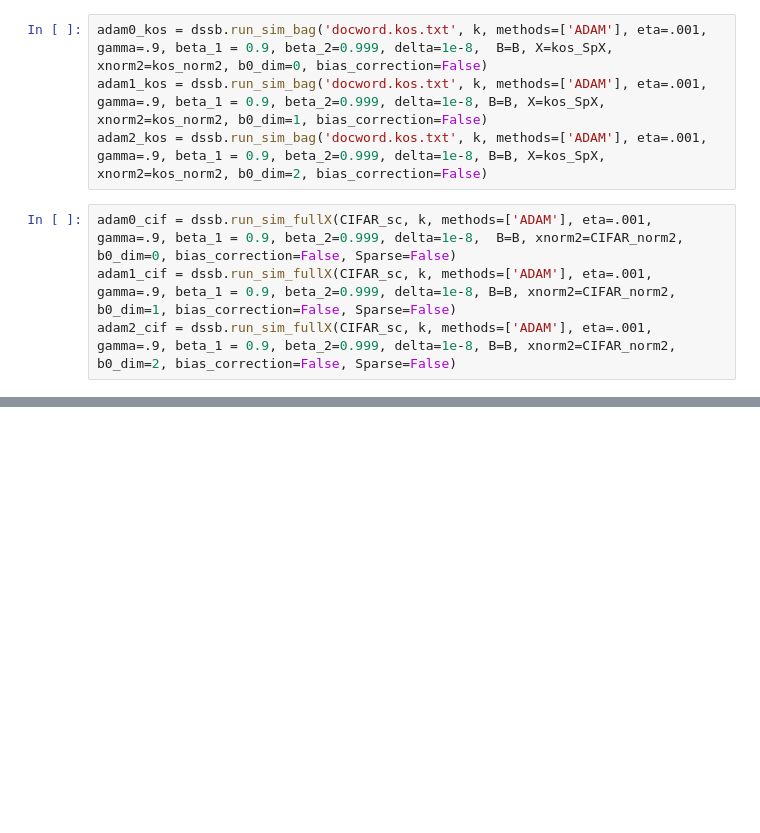
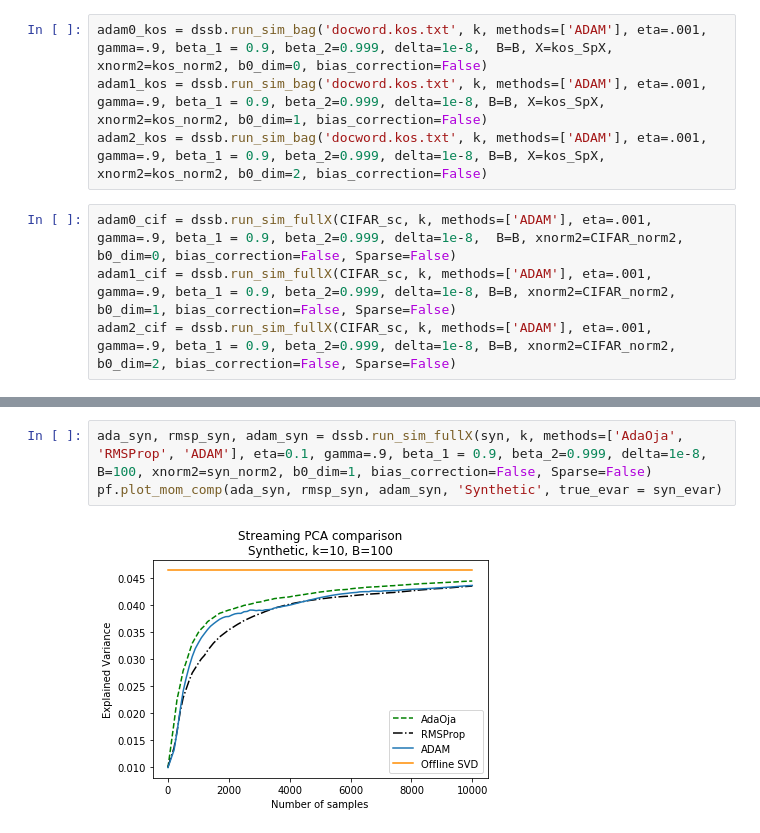
Before and after one commit to aamcbee/AdaOja, a Jupyter notebook: RMSProp, ADAM, AdaOja comparison.ipynb, the cells around one changed output, grey strips where cells are left out. Saved outputs shown, nothing was run; the diff lists cells and outputs as text; blank space fills up the shorter version.

```diff
--- a/RMSProp, ADAM, AdaOja comparison.ipynb
+++ b/RMSProp, ADAM, AdaOja comparison.ipynb
@@ -181,0 +346,5 @@ comp_b0_dim(adam0_cif, adam1_cif, adam2_cif, 'CIFAR', 'ADAM', true_evar=CIFAR_ev
+# %%
+ada_syn, rmsp_syn, adam_syn = dssb.run_sim_fullX(syn, k, methods=['AdaOja', 'RMSProp', 'ADAM'], eta=0.1, gamma=.9, beta_1 = 0.9, beta_2=0.999, delta=1e-8,  B=100, xnorm2=syn_norm2, b0_dim=1, bias_correction=False, Sparse=False)
+pf.plot_mom_comp(ada_syn, rmsp_syn, adam_syn, 'Synthetic', true_evar = syn_evar)
+# %% [output]
+[figure, added]
```
Also changed, not shown: parts of 38 cells of this notebook, 2 other files.
